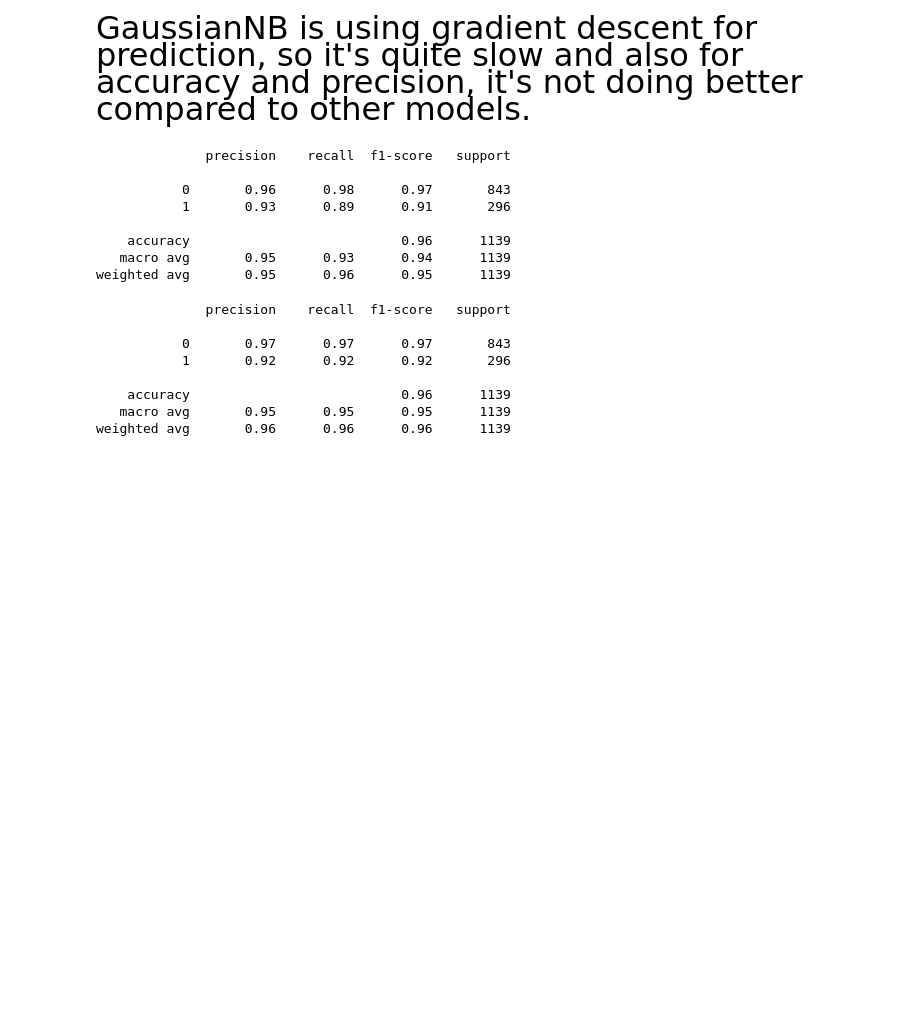
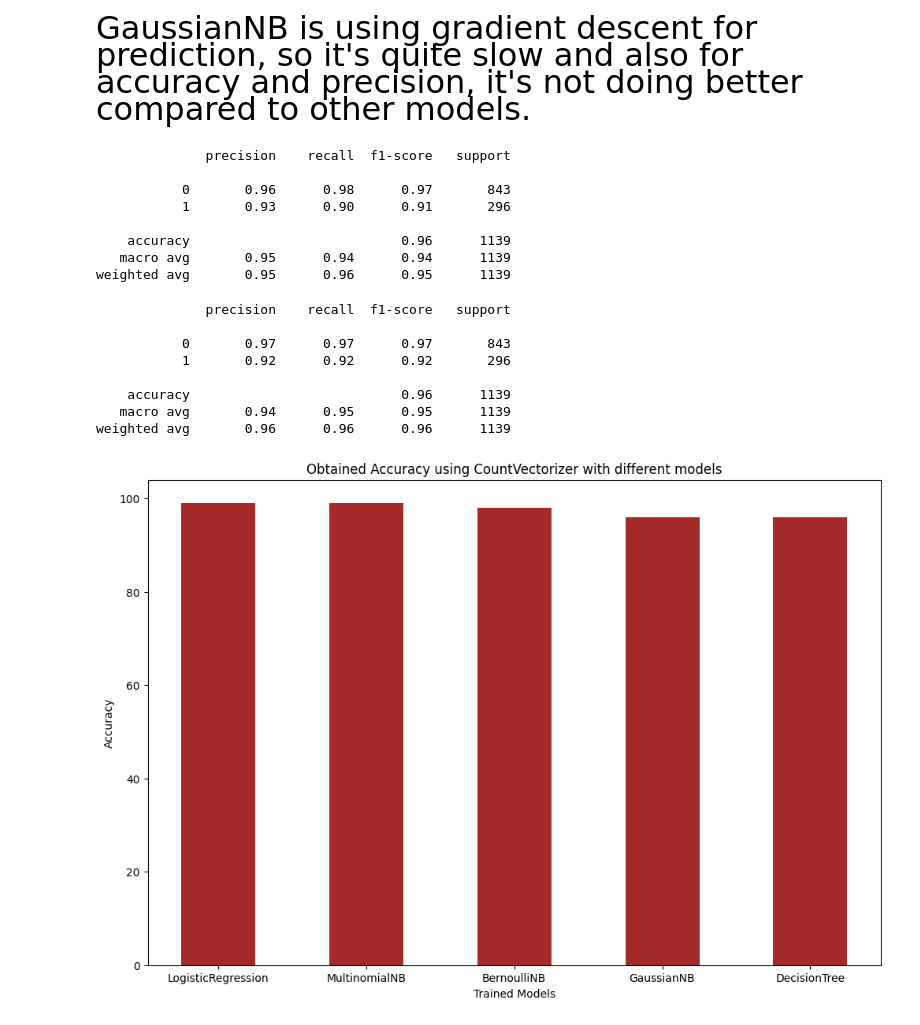
Before and after one commit to Inmoresentum/SpamEmailDetection, a Jupyter notebook: src/SpamEmailDetction.ipynb, the cells around one changed output. Saved outputs shown, nothing was run; the diff lists cells and outputs as text; code cells hidden in the pictures; blank space fills up the shorter version.

```diff
--- a/src/SpamEmailDetction.ipynb
+++ b/src/SpamEmailDetction.ipynb
@@ -329,7 +340,7 @@ weighted avg       0.96      0.96      0.96      1139
 <font size="6">It seems like that there is **some effect** but nothing significant.</font>
 # %%
 # Checking with another model.
-# Maybe MultinomialNB, Binomial etc.
+# Maybe MultinomialNB, RandomForest etc.
 
 from sklearn.naive_bayes import MultinomialNB
 
@@ -341,6 +352,8 @@ x_train, x_test, y_train, y_test = train_test_split(x_count_vect, y, test_size=0
 naive_bayes_multinomial_spam_email_detection_model: MultinomialNB = MultinomialNB()
 naive_bayes_multinomial_spam_email_detection_model.fit(x_train, y_train)
 prediction = naive_bayes_multinomial_spam_email_detection_model.predict(x_test)
+dict_of_accuracy_with_count_vect['MultinomialNB'] = int(
+    round(classification_report(y_test, prediction, output_dict=True).get('accuracy') * 100))
 print(classification_report(y_test, prediction))
 # %% [output]
               precision    recall  f1-score   support
@@ -384,6 +399,8 @@ x_train, x_test, y_train, y_test = train_test_split(x_count_vect, y, test_size=0
 
 naive_bayes_bernoulli_spam_email_detection_model.fit(x_train, y_train)
 prediction = naive_bayes_bernoulli_spam_email_detection_model.predict(x_test)
+dict_of_accuracy_with_count_vect['BernoulliNB'] = int(
+    round(classification_report(y_test, prediction, output_dict=True).get('accuracy') * 100))
 print(classification_report(y_test, prediction))
 # %% [output]
               precision    recall  f1-score   support
@@ -423,6 +442,8 @@ x_train, x_test, y_train, y_test = train_test_split(x_count_vect.toarray(), y, t
 naive_bayes_gaussian_spam_email_detection_model: GaussianNB = GaussianNB()
 naive_bayes_gaussian_spam_email_detection_model.fit(x_train, y_train)
 prediction = naive_bayes_gaussian_spam_email_detection_model.predict(x_test)
+dict_of_accuracy_with_count_vect['GaussianNB'] = int(
+    round(classification_report(y_test, prediction, output_dict=True).get('accuracy') * 100))
 print(classification_report(y_test, prediction))
 # %% [output]
               precision    recall  f1-score   support
@@ -465,15 +488,17 @@ x_train, x_test, y_train, y_test = train_test_split(x_count_vect, y, test_size=0
 decision_tree_classifier_spam_email_detection_model: DecisionTreeClassifier = DecisionTreeClassifier()
 decision_tree_classifier_spam_email_detection_model.fit(x_train, y_train)
 prediction = decision_tree_classifier_spam_email_detection_model.predict(x_test)
+dict_of_accuracy_with_count_vect['DecisionTree'] = int(
+    round(classification_report(y_test, prediction, output_dict=True).get('accuracy') * 100))
 print(classification_report(y_test, prediction))
 # %% [output]
               precision    recall  f1-score   support
 
            0       0.96      0.98      0.97       843
-           1       0.93      0.89      0.91       296
+           1       0.93      0.90      0.91       296
 
     accuracy                           0.96      1139
-   macro avg       0.95      0.93      0.94      1139
+   macro avg       0.95      0.94      0.94      1139
 weighted avg       0.95      0.96      0.95      1139
 # %%
 # First, trying with tfid vectorizer
@@ -483,6 +508,8 @@ x_train, x_test, y_train, y_test = train_test_split(x_tifd_vect, y, test_size=0.
 decision_tree_classifier_spam_email_detection_model: DecisionTreeClassifier = DecisionTreeClassifier()
 decision_tree_classifier_spam_email_detection_model.fit(x_train, y_train)
 prediction = decision_tree_classifier_spam_email_detection_model.predict(x_test)
+dict_of_accuracy_with_tfidf_vect['DecisionTree'] = int(
+    round(classification_report(y_test, prediction, output_dict=True).get('accuracy') * 100))
 print(classification_report(y_test, prediction))
 # %% [output]
               precision    recall  f1-score   support
@@ -491,5 +518,19 @@ print(classification_report(y_test, prediction))
            1       0.92      0.92      0.92       296
 
     accuracy                           0.96      1139
-   macro avg       0.95      0.95      0.95      1139
+   macro avg       0.94      0.95      0.95      1139
 weighted avg       0.96      0.96      0.96      1139
+# %%
+
+# Plotting a bar chart using the accuracy that obtained using count_vect.
+plt.figure(figsize=(12, 8))
+
+# creating the bar plot
+plt.bar(dict_of_accuracy_with_count_vect.keys(), dict_of_accuracy_with_count_vect.values(), color='brown', width=0.5)
+
+plt.xlabel("Trained Models")
+plt.ylabel("Accuracy")
+plt.title("Obtained Accuracy using CountVectorizer with different models")
+plt.show()
+# %% [output]
+[figure, added]
```
Also changed, not shown: parts of 9 cells of this notebook, 13 other files.
